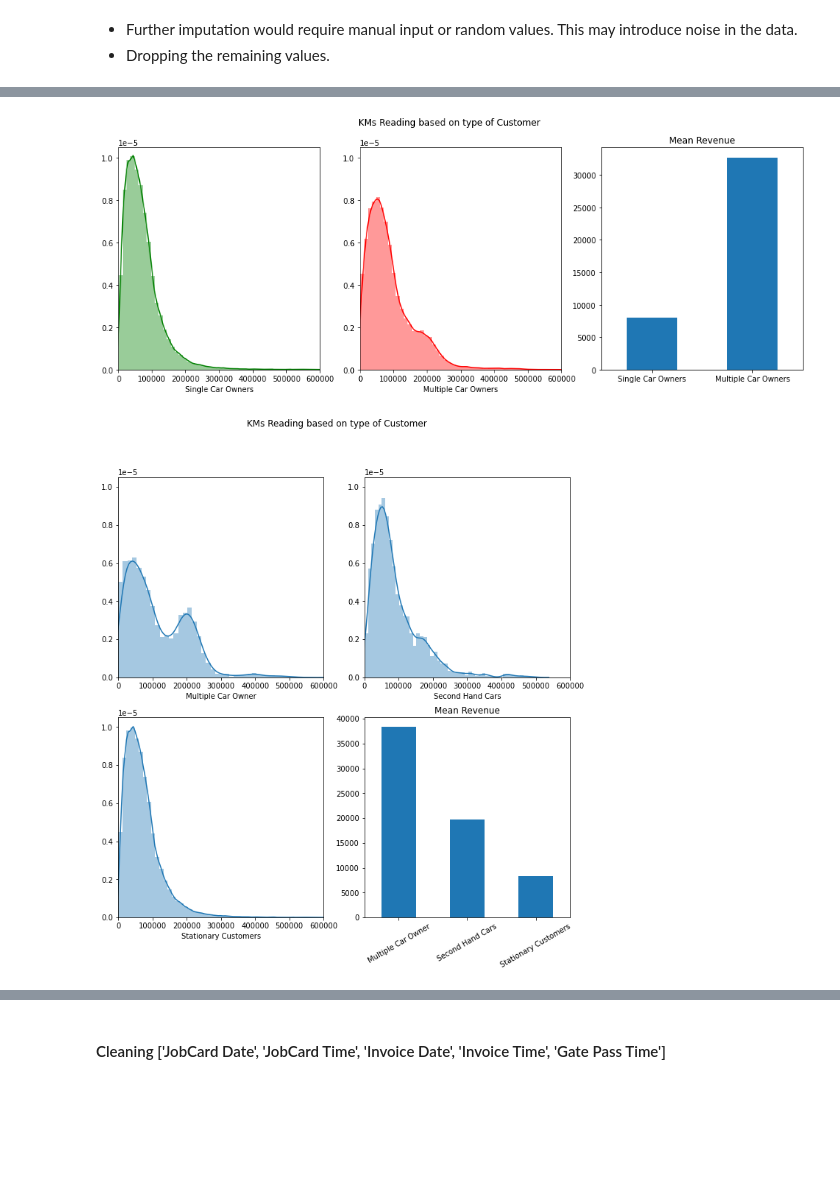
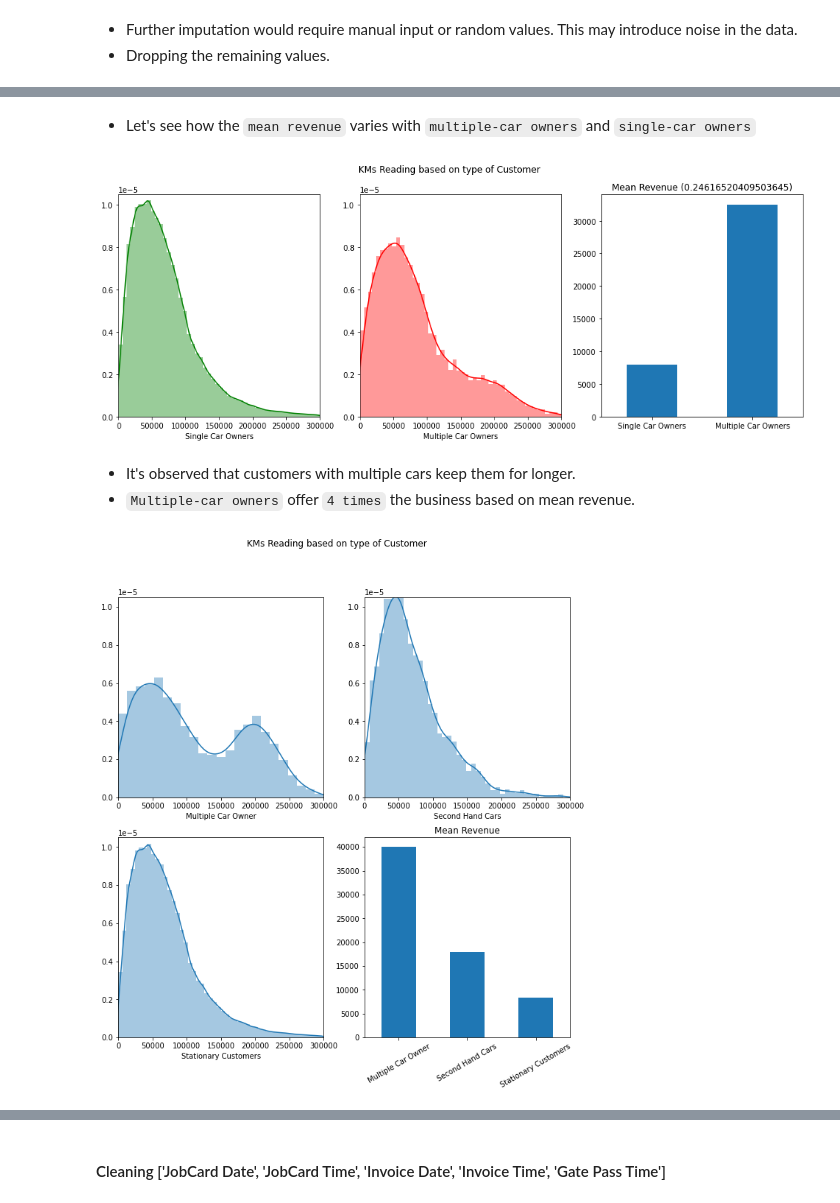
Before and after one commit to aditya-jagdev/Mahindra-First-Choice-Data-Analysis, a Jupyter notebook: 1. Data Cleaning and Feature Engineering.ipynb, the cells around one changed output, grey strips where cells are left out. Cells and saved outputs as stored; diff of their text form; code cells hidden in the pictures; blank space fills up the shorter version.

```diff
--- a/1. Data Cleaning and Feature Engineering.ipynb
+++ b/1. Data Cleaning and Feature Engineering.ipynb
@@ -259,8 +268,7 @@ def clean_and_add_values(plant_property):
                 chosen_index += 1
     return property_decided_value
 # %%
-plants = list( set(invoice['Plant']))
-plants.sort()
+plants = sorted(list( set(invoice['Plant'])))
 # %%
 final_invoice = invoice.copy()
 
@@ -271,11 +279,11 @@ for i in range(0, len(plants)):
 
     for property_ in properties_to_clean:
         cleaned_property = clean_and_add_values(final_invoice[ final_invoice['Plant'] == j ][property_])
-        final_invoice[property_] = np.where(final_invoice['Plant'] == j, cleaned_property, final_invoice[property_])
+        final_invoice[property_] = np.where(final_invoice['Plant'] == j,
+                                            cleaned_property,
+                                            final_invoice[property_])
 
     print(' '*40, end="")
-    print("\r{0}% completed".format(np.around( i/len(plants)*100, decimals=2)), end="")
-    print("                                            \r", end="")
-print("\r                                            ", end="")
-print("\r100% Complete")
+    print("\r{0}% completed      ".format(np.around( i/len(plants)*100, decimals=2)), end="")
+print("\r100% Complete      ")
 # %% [output]
@@ -302,0 +339,3 @@ invoice.drop(invoice[ invoice['Model'].isnull() ].index, axis=0, inplace=True)
+# %%
+mask = invoice['KMs Reading'] > 300000
+invoice.drop(invoice[ mask ].index, axis=0, inplace=True)
@@ -303,2 +346,10 @@ invoice.drop(invoice[ invoice['Model'].isnull() ].index, axis=0, inplace=True)
+# %%
+def attach_frequency(df, column):
+    '''Takes a dataframe and column name as input. Returns the dataframe
+    with an additional column which contains the freqeuncy of the values
+    in the column'''
+    frequency = df[column].value_counts().to_frame().reset_index()
+    frequency.columns = [column, f'{column}_frequency']
+    return pd.merge(left=df, right=frequency, on=column, how='left')
 # %%
 # attaching freguency of car Regn No and Customer No
@@ -473,23 +505,23 @@ invoice.head()
+# %% [markdown]
+* Let's see how the `mean revenue` varies with `multiple-car owners` and `single-car owners`
 # %%
 height = 5.5
 width = 3*height
 fig, ax = plt.subplots(nrows=1, ncols=3, figsize=(width, height))
 _ = fig.suptitle('KMs Reading based on type of Customer')
 
-_ = ax[0].set_xlim(0, 600000)
+_ = ax[0].set_xlim(0, 300000)
 _ = ax[0].set_ylim(0, 1.05*1e-5)
-_ = ax[1].set_xlim(0, 600000)
+_ = ax[1].set_xlim(0, 300000)
 _ = ax[1].set_ylim(0, 1.05*1e-5)
 
-mask = (invoice['Cars Owned Count'] == 1) \
-        & (invoice['KMs Reading'] < 600000)
+mask = (invoice['Cars Owned Count'] == 1)
 _ = sns.distplot(invoice[mask]['KMs Reading'],
              axlabel='Single Car Owners',
              color='Green',
              ax=ax[0])
 
-mask = (invoice['Cars Owned Count'] > 1) \
-        & (invoice['KMs Reading'] < 600000)
+mask = (invoice['Cars Owned Count'] > 1)
 _ = sns.distplot(invoice[mask]['KMs Reading'],
              axlabel='Multiple Car Owners',
              color='Red',
@@ -505,10 +537,13 @@ mask = invoice['Cars Owned Count'] > 1
 _.append(invoice[mask]['Total Amt Wtd Tax.'].sum() / invoice[mask]['Customer No.'].nunique())
 
 _ = pd.Series(_, index=['Single Car Owners', 'Multiple Car Owners']) \
-        .plot(kind='bar', ax=ax[2], title='Mean Revenue')
+        .plot(kind='bar', ax=ax[2], title=f'Mean Revenue ({_[0]/_[1]})')
 _ = plt.xticks(rotation=0)
 # %% [output]
-[figure, old version]
+[figure, new version]
+# %% [markdown]
+* It's observed that customers with multiple cars keep them for longer.
+* `Multiple-car owners` offer `4 times` the business based on mean revenue.
 # %%
 height = 11
 width = 11
@@ -518,44 +553,38 @@ _ = fig.suptitle('KMs Reading based on type of Customer')
 
 for i, ax_ in enumerate(ax.ravel()):
     if i == 3:
         continue
-    _ = ax_.set_xlim(0, 600000)
+    _ = ax_.set_xlim(0, 300000)
     _ = ax_.set_ylim(0, 1.05*1e-5)
 
-mask = (invoice['Plants visited by Car'] < invoice['Plants visited by Customer']) \
-        & (invoice['KMs Reading'] < 600000)
+mask = (invoice['Plants visited by Car'] < invoice['Plants visited by Customer'])
 _ = sns.distplot(invoice[mask]['KMs Reading'],
                  ax=ax[0][0],
                  axlabel='Multiple Car Owner',)
 
-mask = (invoice['Plants visited by Car'] > invoice['Plants visited by Customer']) \
-        & (invoice['KMs Reading'] < 600000)
+mask = (invoice['Plants visited by Car'] > invoice['Plants visited by Customer'])
 _ = sns.distplot(invoice[mask]['KMs Reading'],
                  ax=ax[0][1],
                  axlabel='Second Hand Cars',)
 
-mask = (invoice['Plants visited by Car'] == invoice['Plants visited by Customer']) \
-        & (invoice['KMs Reading'] < 600000)
+mask = (invoice['Plants visited by Car'] == invoice['Plants visited by Customer'])
 _ = sns.distplot(invoice[mask]['KMs Reading'],
                  ax=ax[1][0],
                  axlabel='Stationary Customers',)
 
 _ = []
 
-mask = (invoice['Plants visited by Car'] < invoice['Plants visited by Customer']) \
-        & (invoice['KMs Reading'] < 600000)
+mask = (invoice['Plants visited by Car'] < invoice['Plants visited by Customer'])
 _.append(invoice[mask]['Total Amt Wtd Tax.'].sum() / invoice[mask]['Customer No.'].nunique())
 
-mask = (invoice['Plants visited by Car'] > invoice['Plants visited by Customer']) \
-        & (invoice['KMs Reading'] < 600000)
+mask = (invoice['Plants visited by Car'] > invoice['Plants visited by Customer'])
 _.append(invoice[mask]['Total Amt Wtd Tax.'].sum() / invoice[mask]['Customer No.'].nunique())
 
-mask = (invoice['Plants visited by Car'] == invoice['Plants visited by Customer']) \
-        & (invoice['KMs Reading'] < 600000)
+mask = (invoice['Plants visited by Car'] == invoice['Plants visited by Customer'])
 _.append(invoice[mask]['Total Amt Wtd Tax.'].sum() / invoice[mask]['Customer No.'].nunique())
 
 _ = pd.Series(_, index=['Multiple Car Owner', 'Second Hand Cars', 'Stationary Customers']) \
         .plot(kind='bar', ax=ax[1][1], title='Mean Revenue')
 _ = plt.xticks(rotation=30)
 # %% [output]
-[figure, old version]
+[figure, new version]
```
Also changed, not shown: parts of 86 cells of this notebook.
